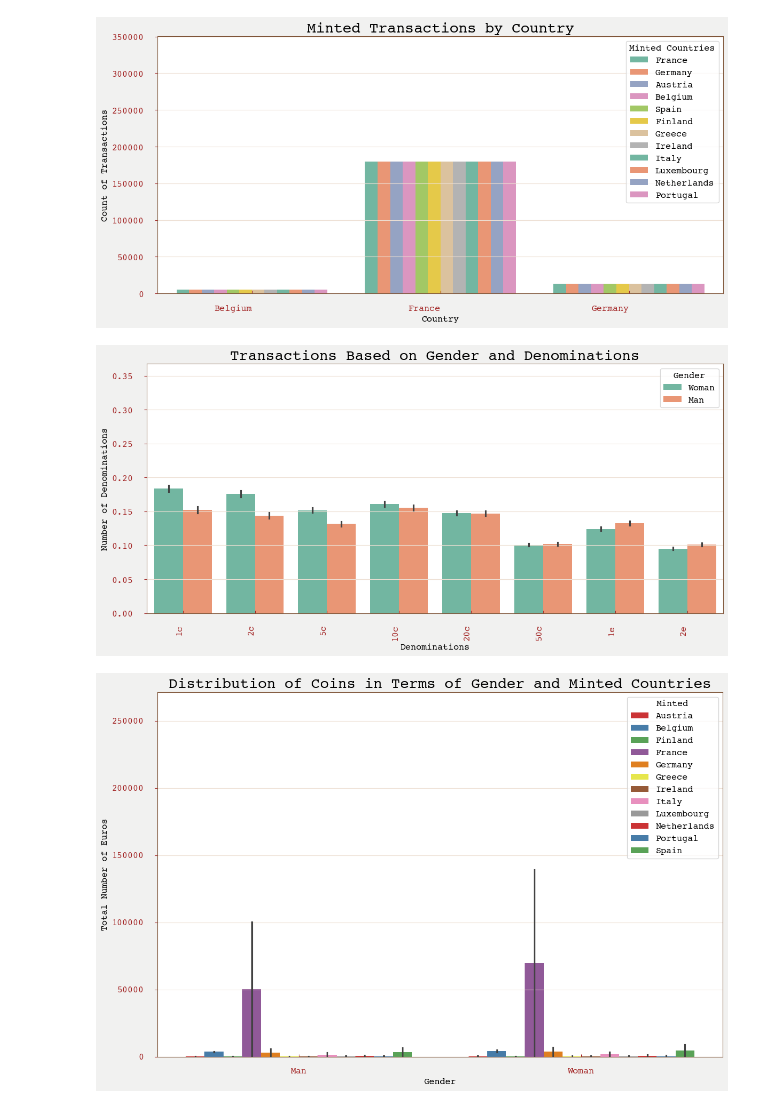
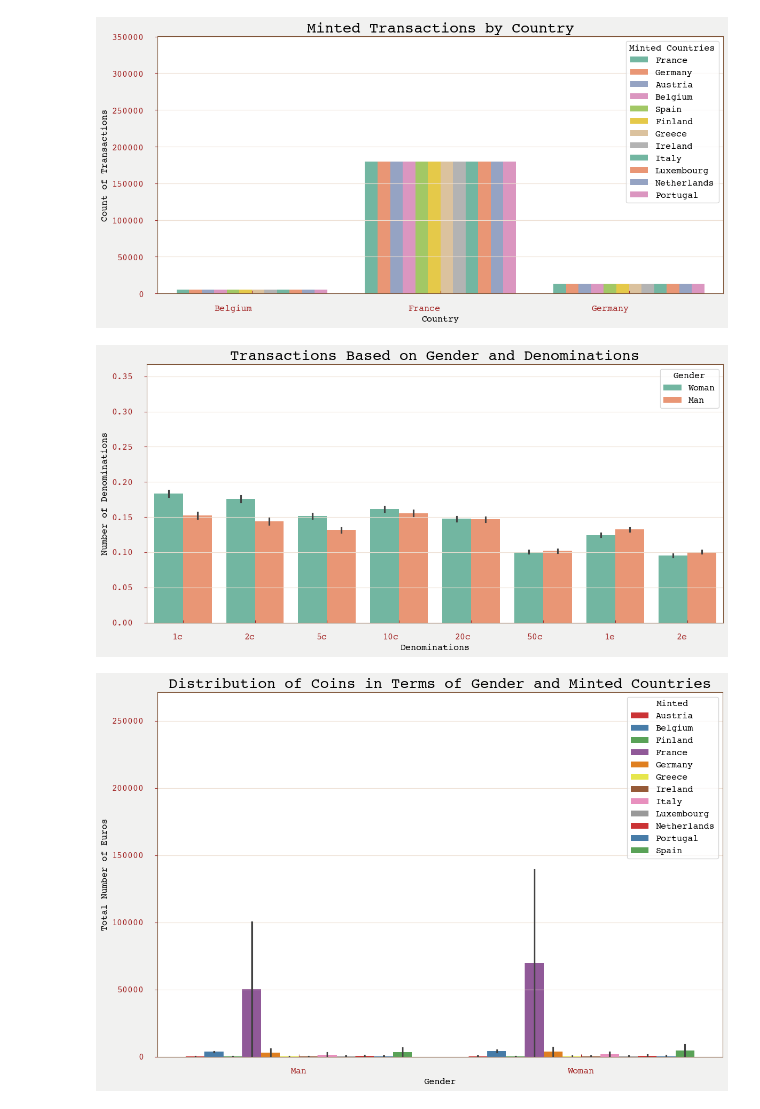
Before and after one commit to msheeba4848/Visual-Storytelling-of-Belgium-Travel, a Jupyter notebook: code/my_submission.ipynb, the cells around one changed output. Saved outputs shown, nothing was run; the diff lists cells and outputs as text; code cells hidden in the pictures.

```diff
--- a/submission.ipynb
+++ b/code/my_submission.ipynb
@@ -9,3 +14,4 @@ plt.style.use('/Users/sheebamoghal/.matplotlib/stylelib/sheeba_style.mplstyle')
 # %%
-belgium = pd.read_csv('src-data/DB_ESDO_BELGIUM_2003.csv', sep=';')
+belgium = pd.read_csv('../src-data/DB_ESDO_BELGIUM_2003.csv', sep=';')
 belgium['COUNTRY'] = "Belgium"
+belgium.isna().sum()
@@ -12,3 +31,4 @@ belgium['COUNTRY'] = "Belgium"
 # %%
-france = pd.read_csv('src-data/DB_ESDO_FRANCE_2002-2011.csv', sep=';')
+france = pd.read_csv('../src-data/DB_ESDO_FRANCE_2002-2011.csv', sep=';')
 france['COUNTRY'] = "France"
+france.isna().sum()
@@ -15,5 +48,5 @@ france['COUNTRY'] = "France"
 # %%
-germany = pd.read_csv('src-data/DB_ESDO_GERMANY_2005.csv', sep=';')
+germany = pd.read_csv('../src-data/DB_ESDO_GERMANY_2005.csv', sep=';')
 germany['COUNTRY'] = "Germany"
 germany.rename(columns={'SEXE': 'SEX', 'AGQ': 'AGE'}, inplace=True)
 # %%
@@ -379,16 +412,16 @@ plt.show()
 # %% [output]
 [figure]
 # %%
-# CHOSEN
+#  Understanding the transactions based on Gender and the Denominations
 plt.figure(figsize=(12, 6))
 sns.barplot(data=all, x='DENOMINATION', y= 'NUMBER', hue='SEX', palette='Set2')
 plt.title('Transactions Based on Gender and Denominations')
 plt.xlabel('Denominations')
 plt.ylabel('Number of Denominations')
-plt.xticks(rotation=90, ha='right')
+plt.xticks(rotation=0, ha='right')
 plt.legend(title='Gender')
 plt.tight_layout()
 plt.show()
 # %% [output]
-[figure, old version]
+[figure, new version]
 # %%
```
Also changed, not shown: parts of 28 cells of this notebook, 12 other files.
